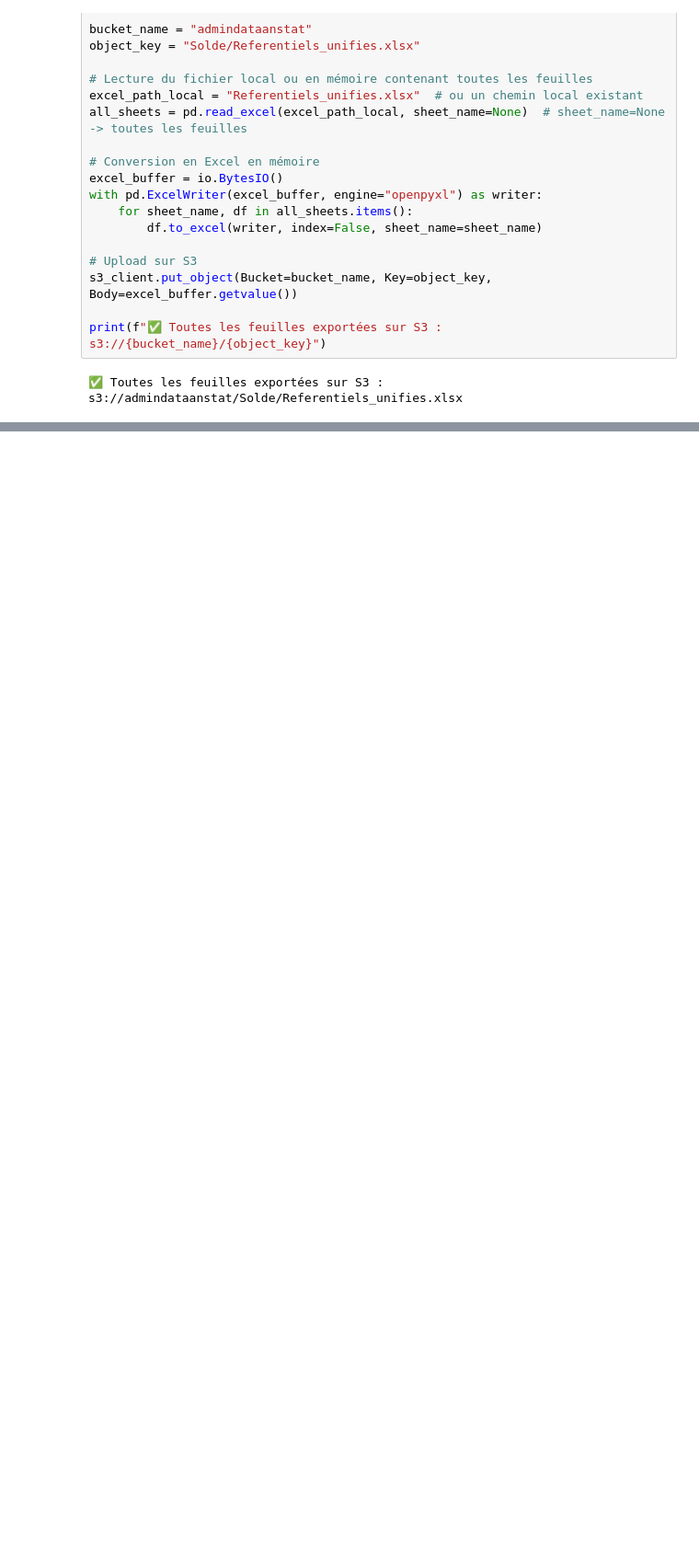
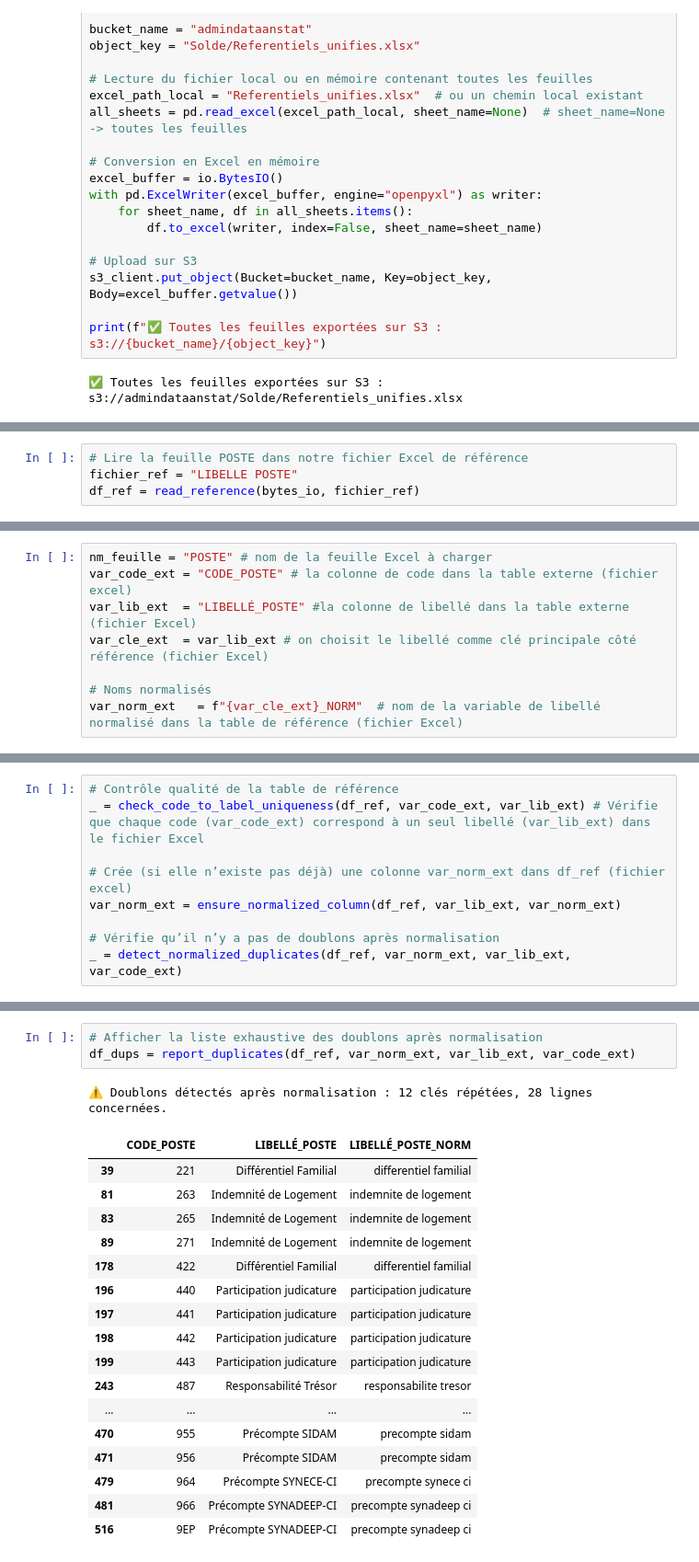
Before and after one commit to cae-ins/panel_admin_data, a Jupyter notebook: Jointure_Code_Solde.ipynb, the cells around one changed output, grey strips where cells are left out. Shown at 92% size. Cells and saved outputs as stored; diff of their text form; blank space fills up the shorter version.

```diff
--- a/Jointure_Code_Solde.ipynb
+++ b/Jointure_Code_Solde.ipynb
@@ -2195,0 +2546,4 @@ print(f"✅ Toutes les feuilles exportées sur S3 : s3://{bucket_name}/{object_k
+# %%
+# Lire la feuille POSTE dans notre fichier Excel de référence
+fichier_ref = "LIBELLE POSTE"
+df_ref = read_reference(bytes_io, fichier_ref)
@@ -2195,0 +2572,8 @@ print(f"✅ Toutes les feuilles exportées sur S3 : s3://{bucket_name}/{object_k
+# %%
+nm_feuille = "POSTE" # nom de la feuille Excel à charger
+var_code_ext = "CODE_POSTE" # la colonne de code dans la table externe (fichier excel)
+var_lib_ext  = "LIBELLÉ_POSTE" #la colonne de libellé dans la table externe (fichier Excel)
+var_cle_ext  = var_lib_ext # on choisit le libellé comme clé principale côté référence (fichier Excel)
+
+# Noms normalisés
+var_norm_ext   = f"{var_cle_ext}_NORM"  # nom de la variable de libellé normalisé dans la table de référence (fichier Excel)
@@ -2195,0 +2582,9 @@ print(f"✅ Toutes les feuilles exportées sur S3 : s3://{bucket_name}/{object_k
+# %%
+# Contrôle qualité de la table de référence
+_ = check_code_to_label_uniqueness(df_ref, var_code_ext, var_lib_ext) # Vérifie que chaque code (var_code_ext) correspond à un seul libellé (var_lib_ext) dans le fichier Excel
+
+# Crée (si elle n’existe pas déjà) une colonne var_norm_ext dans df_ref (fichier excel)
+var_norm_ext = ensure_normalized_column(df_ref, var_lib_ext, var_norm_ext)
+
+# Vérifie qu’il n’y a pas de doublons après normalisation
+_ = detect_normalized_duplicates(df_ref, var_norm_ext, var_lib_ext, var_code_ext)
@@ -2195,0 +2594,22 @@ print(f"✅ Toutes les feuilles exportées sur S3 : s3://{bucket_name}/{object_k
+# %%
+# Afficher la liste exhaustive des doublons après normalisation
+df_dups = report_duplicates(df_ref, var_norm_ext, var_lib_ext, var_code_ext)
+# %% [output]
+⚠️ Doublons détectés après normalisation : 12 clés répétées, 28 lignes concernées.
+|  | CODE_POSTE | LIBELLÉ_POSTE | LIBELLÉ_POSTE_NORM |
+| 39 | 221 | Différentiel Familial | differentiel familial |
+| 81 | 263 | Indemnité de Logement | indemnite de logement |
+| 83 | 265 | Indemnité de Logement | indemnite de logement |
+| 89 | 271 | Indemnité de Logement | indemnite de logement |
+| 178 | 422 | Différentiel Familial | differentiel familial |
+| 196 | 440 | Participation judicature | participation judicature |
+| 197 | 441 | Participation judicature | participation judicature |
+| 198 | 442 | Participation judicature | participation judicature |
+| 199 | 443 | Participation judicature | participation judicature |
+| 243 | 487 | Responsabilité Trésor | responsabilite tresor |
+| ... | ... | ... | ... |
+| 470 | 955 | Précompte SIDAM | precompte sidam |
+| 471 | 956 | Précompte SIDAM | precompte sidam |
+| 479 | 964 | Précompte SYNECE-CI | precompte synece ci |
+| 481 | 966 | Précompte SYNADEEP-CI | precompte synadeep ci |
+| 516 | 9EP | Précompte SYNADEEP-CI | precompte synadeep ci |
```
Also changed, not shown: parts of 36 cells of this notebook.
